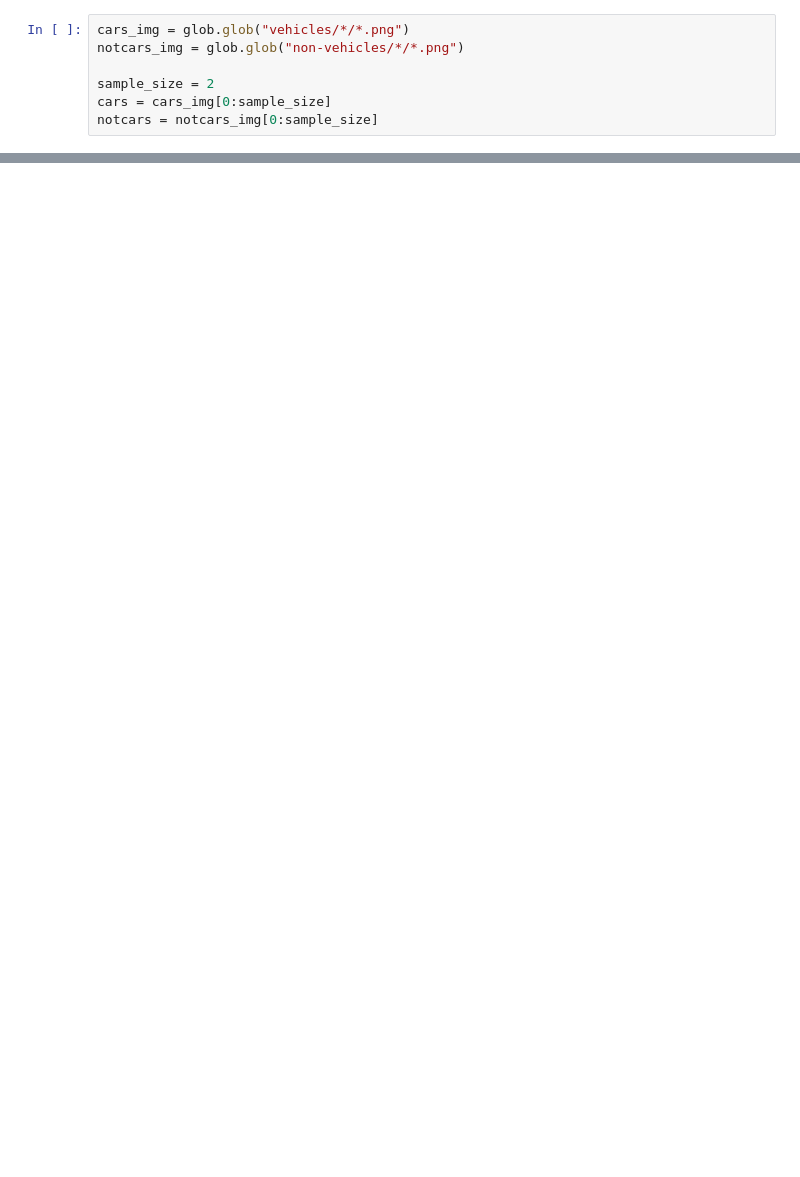
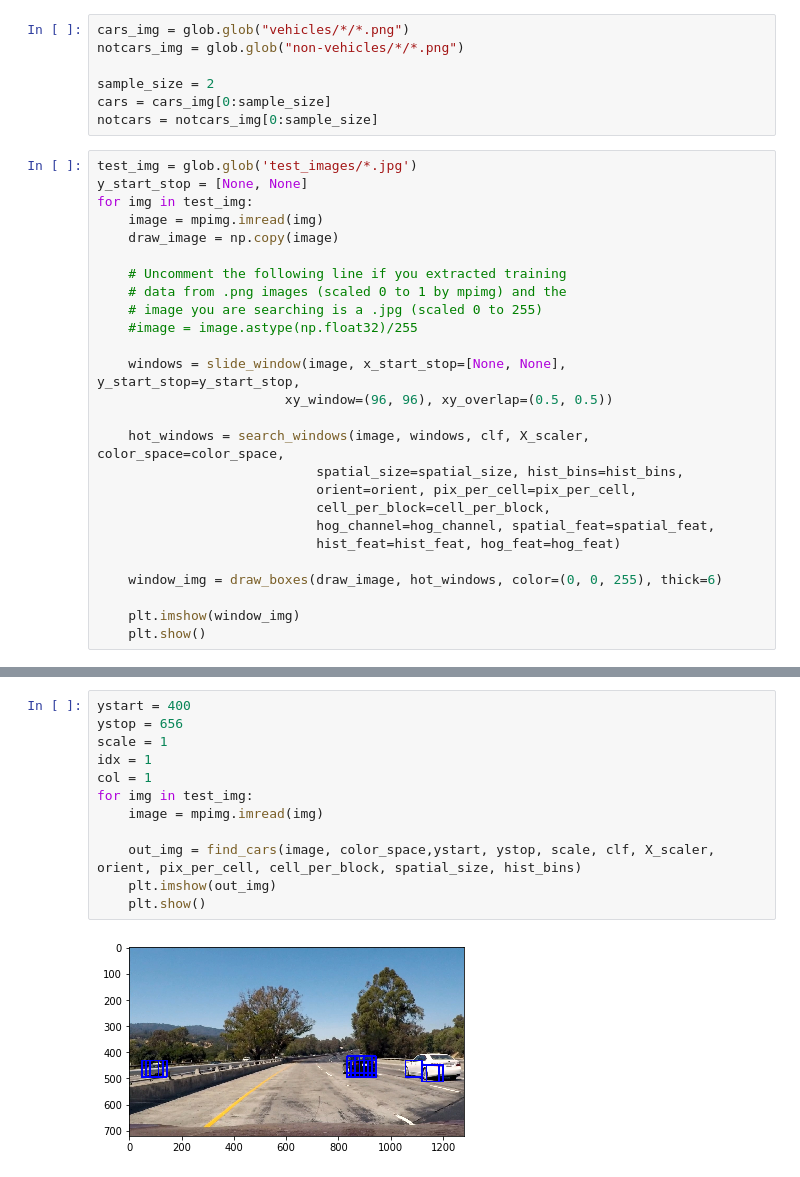
Before and after one commit to tx2016/Self-Driving_Car-Nanodegree-Projects, a Jupyter notebook: CarND-Vehicle-Detection/Sliding_window.ipynb, the cells around one changed output, grey strips where cells are left out. Saved outputs shown, nothing was run; the diff lists cells and outputs as text; blank space fills up the shorter version.

Commit message:
Add HOG sub-sampling window search

```diff
--- a/CarND-Vehicle-Detection/Sliding_window.ipynb
+++ b/CarND-Vehicle-Detection/Sliding_window.ipynb
@@ -164,3 +314,29 @@ notcars_img = glob.glob("non-vehicles/*/*.png")
 sample_size = 2
 cars = cars_img[0:sample_size]
 notcars = notcars_img[0:sample_size]
+# %%
+test_img = glob.glob('test_images/*.jpg')
+y_start_stop = [None, None]
+for img in test_img:
+    image = mpimg.imread(img)
+    draw_image = np.copy(image)
+
+    # Uncomment the following line if you extracted training
+    # data from .png images (scaled 0 to 1 by mpimg) and the
+    # image you are searching is a .jpg (scaled 0 to 255)
+    #image = image.astype(np.float32)/255
+
+    windows = slide_window(image, x_start_stop=[None, None], y_start_stop=y_start_stop,
+                        xy_window=(96, 96), xy_overlap=(0.5, 0.5))
+
+    hot_windows = search_windows(image, windows, clf, X_scaler, color_space=color_space,
+                            spatial_size=spatial_size, hist_bins=hist_bins,
+                            orient=orient, pix_per_cell=pix_per_cell,
+                            cell_per_block=cell_per_block,
+                            hog_channel=hog_channel, spatial_feat=spatial_feat,
+                            hist_feat=hist_feat, hog_feat=hog_feat)
+
+    window_img = draw_boxes(draw_image, hot_windows, color=(0, 0, 255), thick=6)
+
+    plt.imshow(window_img)
+    plt.show()
@@ -166,0 +433,14 @@ notcars = notcars_img[0:sample_size]
+# %%
+ystart = 400
+ystop = 656
+scale = 1
+idx = 1
+col = 1
+for img in test_img:
+    image = mpimg.imread(img)
+
+    out_img = find_cars(image, color_space,ystart, ystop, scale, clf, X_scaler, orient, pix_per_cell, cell_per_block, spatial_size, hist_bins)
+    plt.imshow(out_img)
+    plt.show()
+# %% [output]
+[figure, added]
```
Also changed, not shown: parts of 5 cells of this notebook.
